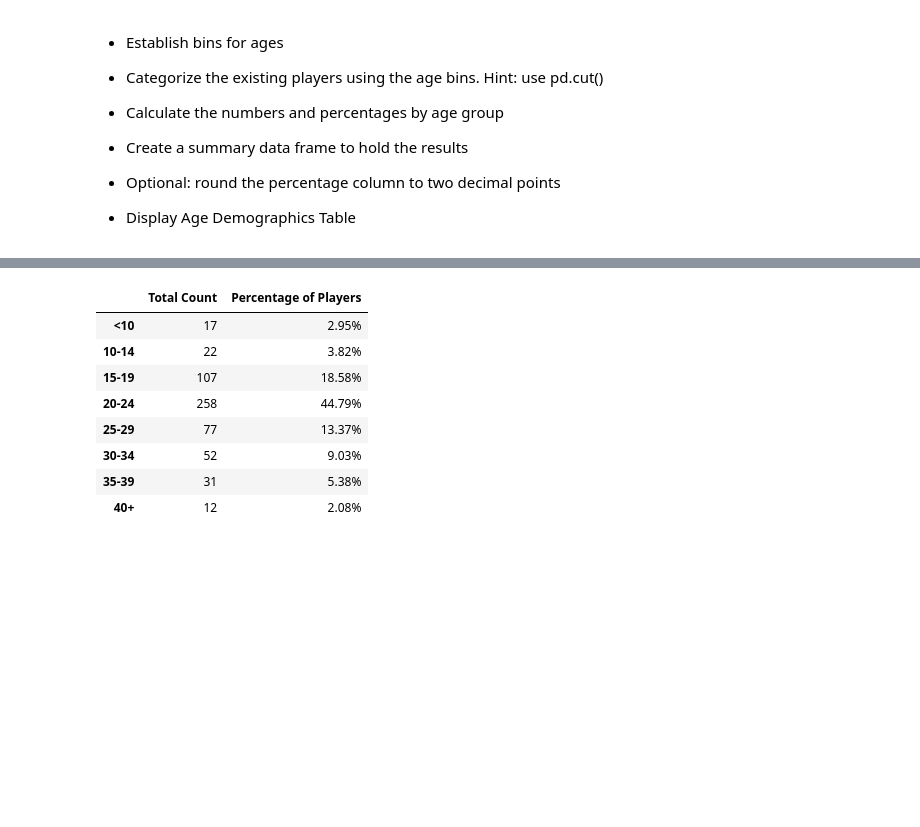
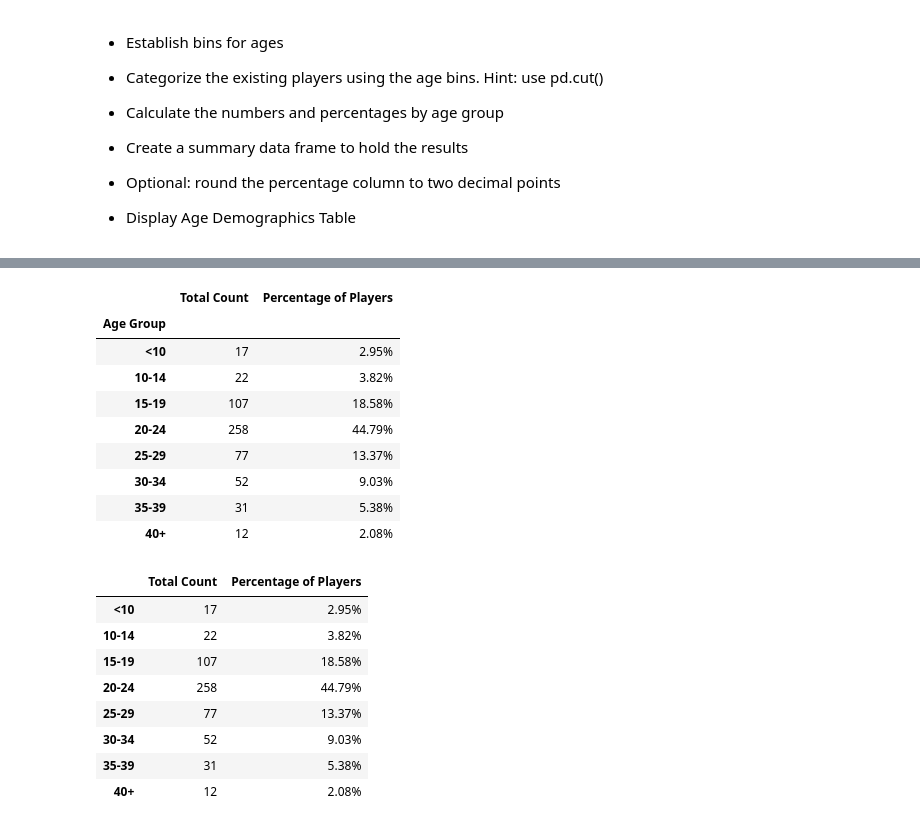
Before and after one commit to dkrug82/pandas-challenge, a Jupyter notebook: HerosOfPymoli/HeroesOfPymoli_starter.ipynb, the cells around one changed output, grey strips where cells are left out. Cells and saved outputs as stored; diff of their text form; code cells hidden in the pictures; blank space fills up the shorter version.

```diff
--- a/HerosOfPymoli/HeroesOfPymoli_starter.ipynb
+++ b/HerosOfPymoli/HeroesOfPymoli_starter.ipynb
@@ -180,3 +197,29 @@ gender_analysis_df
+# %%
+#Used groupby to create an age group variable
+age_group = purchase_data_df.groupby("Age Group")
+
+#Found value for all age groups
+total_age_count = age_group["SN"].nunique()
+
+#Found each age group percentage based on all unique player names
+age_percent = total_age_count / totalPlayers * 100
+
+#Created data frame to display age group info
+age_group_df = pd.DataFrame({"Total Count" : total_age_count,
+                            "Percentage of Players" : age_percent.map("{:,.2f}%".format)})
+
+age_group_df
+# %% [output]
+|  | Total Count | Percentage of Players |
+| Age Group |  |  |
+| <10 | 17 | 2.95% |
+| 10-14 | 22 | 3.82% |
+| 15-19 | 107 | 18.58% |
+| 20-24 | 258 | 44.79% |
+| 25-29 | 77 | 13.37% |
+| 30-34 | 52 | 9.03% |
+| 35-39 | 31 | 5.38% |
+| 40+ | 12 | 2.08% |
 # %%
 # %% [output]
 |  | Total Count | Percentage of Players |
```
Also changed, not shown: parts of 3 cells of this notebook.
